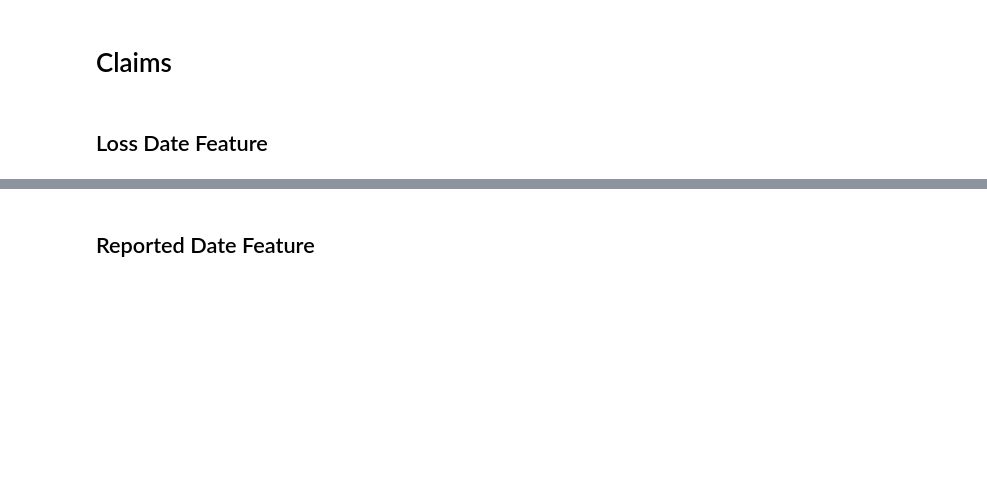
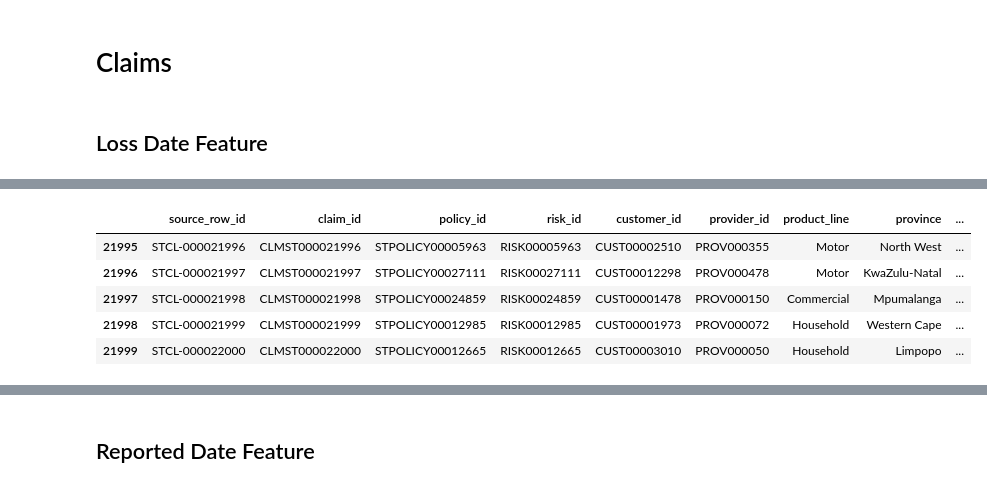
Before and after one commit to SumiK2001/https---github.com-SumiK2001-Santam-Final-Project, a Jupyter notebook: Untitled46.ipynb, the cells around one changed output, grey strips where cells are left out. Drawn from its saved outputs; the diff is of its cells as text; code cells hidden in the pictures; blank space fills up the shorter version.

```diff
--- a/Untitled46.ipynb
+++ b/Untitled46.ipynb
@@ -106,8 +194,16 @@ data['loss_date'].unique()
 # %%
 data['loss_date'] = data['loss_date'].replace(
     'not-a-date',
     pd.NA
 )
+data.tail(5)
+# %% [output]
+|  | source_row_id | claim_id | policy_id | risk_id | customer_id | provider_id | product_line | province | ... |
+| 21995 | STCL-000021996 | CLMST000021996 | STPOLICY00005963 | RISK00005963 | CUST00002510 | PROV000355 | Motor | North West | ... |
+| 21996 | STCL-000021997 | CLMST000021997 | STPOLICY00027111 | RISK00027111 | CUST00012298 | PROV000478 | Motor | KwaZulu-Natal | ... |
+| 21997 | STCL-000021998 | CLMST000021998 | STPOLICY00024859 | RISK00024859 | CUST00001478 | PROV000150 | Commercial | Mpumalanga | ... |
+| 21998 | STCL-000021999 | CLMST000021999 | STPOLICY00012985 | RISK00012985 | CUST00001973 | PROV000072 | Household | Western Cape | ... |
+| 21999 | STCL-000022000 | CLMST000022000 | STPOLICY00012665 | RISK00012665 | CUST00003010 | PROV000050 | Household | Limpopo | ... |
 # %%
 parsed_loss_date = pd.to_datetime(
     data['loss_date'],
```
Also changed, not shown: parts of 21 cells of this notebook, 2 other files.
